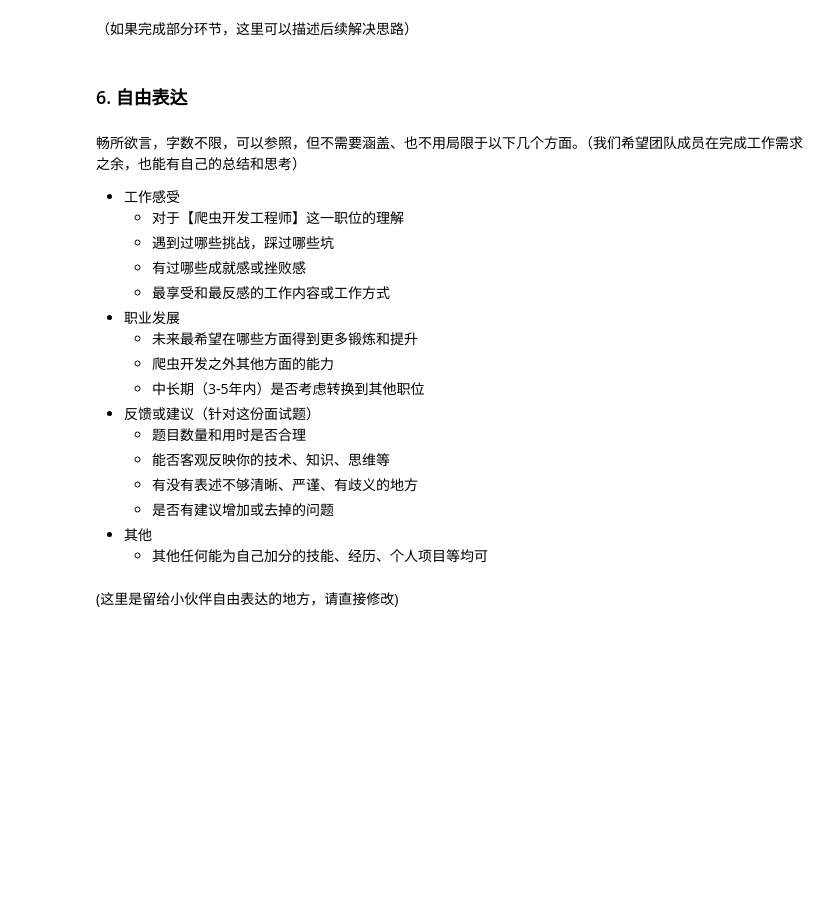
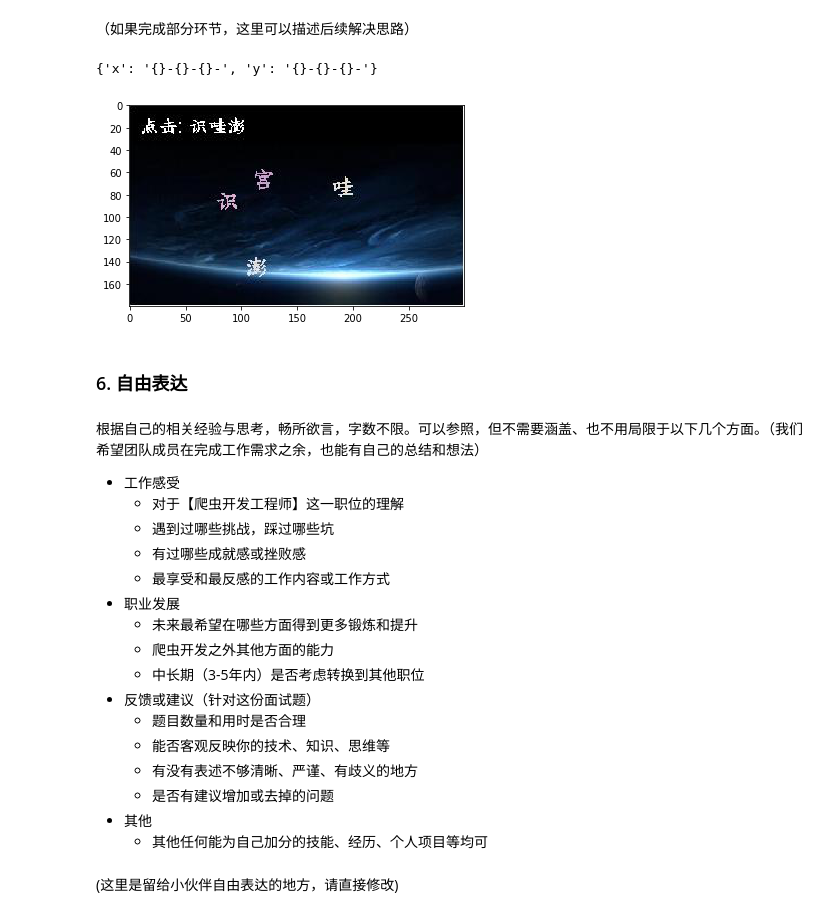
Before and after one commit to TapasTech/spider-developer-interview, a Jupyter notebook: 【第一财经数据科技公司——爬虫开发工程师】笔试题.ipynb, the cells around one changed output. Drawn from its saved outputs; the diff is of its cells as text; code cells hidden in the pictures; blank space fills up the shorter version.

```diff
--- a/【第一财经数据科技公司——爬虫开发工程师】笔试题.ipynb
+++ b/【第一财经数据科技公司——爬虫开发工程师】笔试题.ipynb
@@ -108,8 +115,10 @@ print(get_climate())
 # 修改这部分代码完成需求
 import requests
 from PIL import Image
-def break_captcha():
-    url = 'http://cprp.nmpa.gov.cn/captcha.svl'
+
+def break_captcha(img):
+    # 对于传入的图片进行验证码破解
     pass
+    return {'x': '{}-{}-{}-', 'y': '{}-{}-{}-'}
 # %% [markdown]
 （如果完成部分环节，这里可以描述后续解决思路）
@@ -119,7 +125,24 @@ print(break_captcha())  # 显示各个汉字的坐标位置，如 {x: '150-106-1
+# %%
+# 这里是测试代码
+from io import BytesIO
+from requests import request
+from matplotlib.pyplot import imshow
+from PIL import Image
+def get_test_image():
+    url = 'http://cprp.nmpa.gov.cn/captcha.svl'
+    res = request('GET', url, headers={'User-Agent': 'Mozilla/5.0'})
+    return Image.open(BytesIO(res.content))
+
+test_image = get_test_image() # 获取测试图片
+imshow(test_image)  # 展示测试图片
+break_captcha(test_image)  # 破解验证码，依次显示所需点击的三个汉字的坐标位置，如 {x: '150-106-172-', y: '106-58-60-''}
+# %% [output]
+{'x': '{}-{}-{}-', 'y': '{}-{}-{}-'}
+[figure, added]
 # %% [markdown]
 ### 6. 自由表达
 # %% [markdown]
-畅所欲言，字数不限，可以参照，但不需要涵盖、也不用局限于以下几个方面。（我们希望团队成员在完成工作需求之余，也能有自己的总结和思考）
+根据自己的相关经验与思考，畅所欲言，字数不限。可以参照，但不需要涵盖、也不用局限于以下几个方面。（我们希望团队成员在完成工作需求之余，也能有自己的总结和想法）
 - 工作感受
     - 对于【爬虫开发工程师】这一职位的理解
     - 遇到过哪些挑战，踩过哪些坑
```
Also changed, not shown: parts of 12 cells of this notebook, 1 other file.
